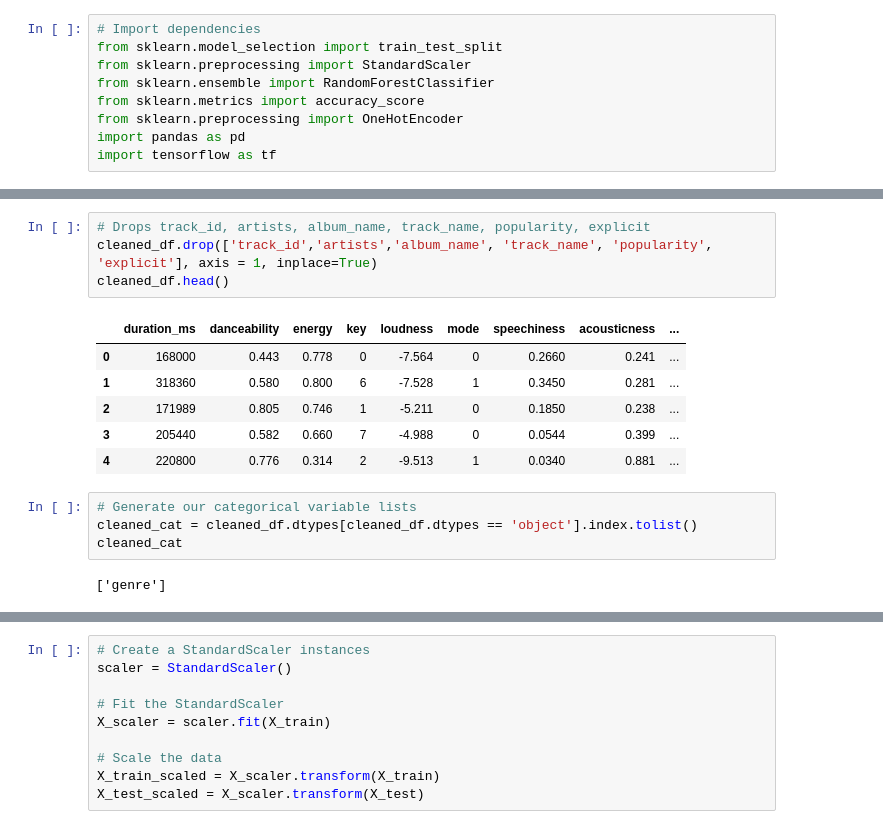
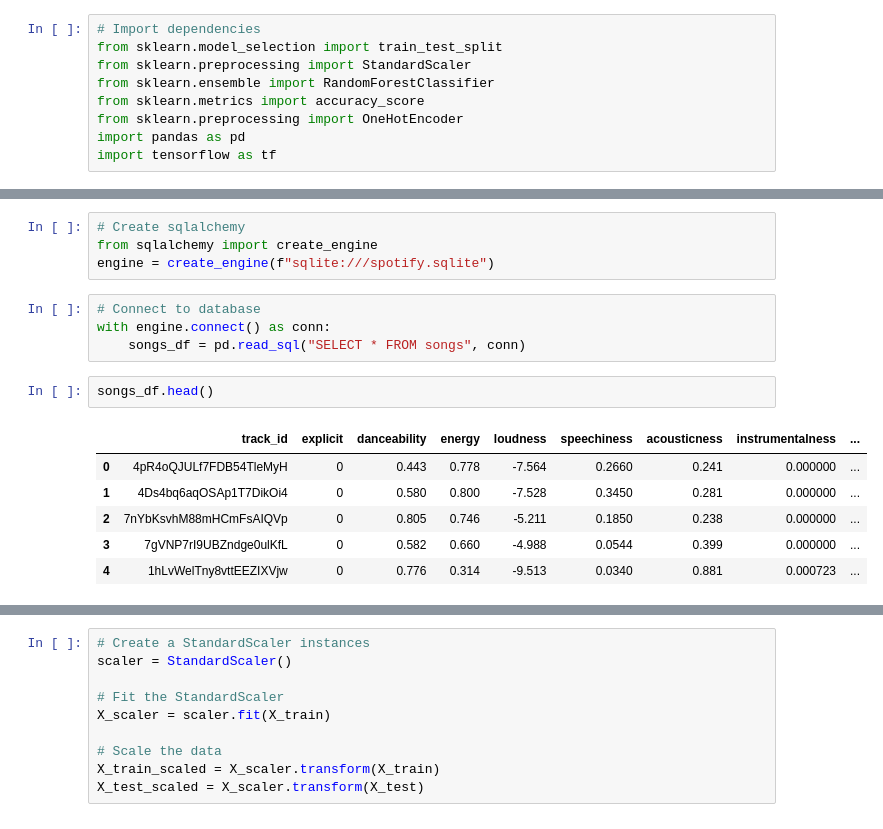
Before and after one commit to ayaakoub/spotify-final-project, a Jupyter notebook: Spotify_NeuralNetwork.ipynb, the cells around one changed output, grey strips where cells are left out. Drawn from its saved outputs; the diff is of its cells as text.

```diff
--- a/Spotify_NeuralNetwork.ipynb
+++ b/Spotify_NeuralNetwork.ipynb
@@ -22,20 +10,20 @@ cleaned_df.head()
-# %%
-# Drops track_id, artists, album_name, track_name, popularity, explicit
-cleaned_df.drop(['track_id','artists','album_name', 'track_name', 'popularity', 'explicit'], axis = 1, inplace=True)
-cleaned_df.head()
-# %% [output]
-|  | duration_ms | danceability | energy | key | loudness | mode | speechiness | acousticness | ... |
-| 0 | 168000 | 0.443 | 0.778 | 0 | -7.564 | 0 | 0.2660 | 0.241 | ... |
-| 1 | 318360 | 0.580 | 0.800 | 6 | -7.528 | 1 | 0.3450 | 0.281 | ... |
-| 2 | 171989 | 0.805 | 0.746 | 1 | -5.211 | 0 | 0.1850 | 0.238 | ... |
-| 3 | 205440 | 0.582 | 0.660 | 7 | -4.988 | 0 | 0.0544 | 0.399 | ... |
-| 4 | 220800 | 0.776 | 0.314 | 2 | -9.513 | 1 | 0.0340 | 0.881 | ... |
-# %%
-# Generate our categorical variable lists
-cleaned_cat = cleaned_df.dtypes[cleaned_df.dtypes == 'object'].index.tolist()
-cleaned_cat
-# %% [output]
-['genre']
+# %%
+# Create sqlalchemy
+from sqlalchemy import create_engine
+engine = create_engine(f"sqlite:///spotify.sqlite")
+# %%
+# Connect to database
+with engine.connect() as conn:
+    songs_df = pd.read_sql("SELECT * FROM songs", conn)
+# %%
+songs_df.head()
+# %% [output]
+|  | track_id | explicit | danceability | energy | loudness | speechiness | acousticness | instrumentalness | ... |
+| 0 | 4pR4oQJULf7FDB54TleMyH | 0 | 0.443 | 0.778 | -7.564 | 0.2660 | 0.241 | 0.000000 | ... |
+| 1 | 4Ds4bq6aqOSAp1T7DikOi4 | 0 | 0.580 | 0.800 | -7.528 | 0.3450 | 0.281 | 0.000000 | ... |
+| 2 | 7nYbKsvhM88mHCmFsAIQVp | 0 | 0.805 | 0.746 | -5.211 | 0.1850 | 0.238 | 0.000000 | ... |
+| 3 | 7gVNP7rI9UBZndge0ulKfL | 0 | 0.582 | 0.660 | -4.988 | 0.0544 | 0.399 | 0.000000 | ... |
+| 4 | 1hLvWelTny8vttEEZIXVjw | 0 | 0.776 | 0.314 | -9.513 | 0.0340 | 0.881 | 0.000723 | ... |
 # %%
 # Create a OneHotEncoder instance
 enc = OneHotEncoder(sparse=False)
```
Also changed, not shown: parts of 8 cells of this notebook.
